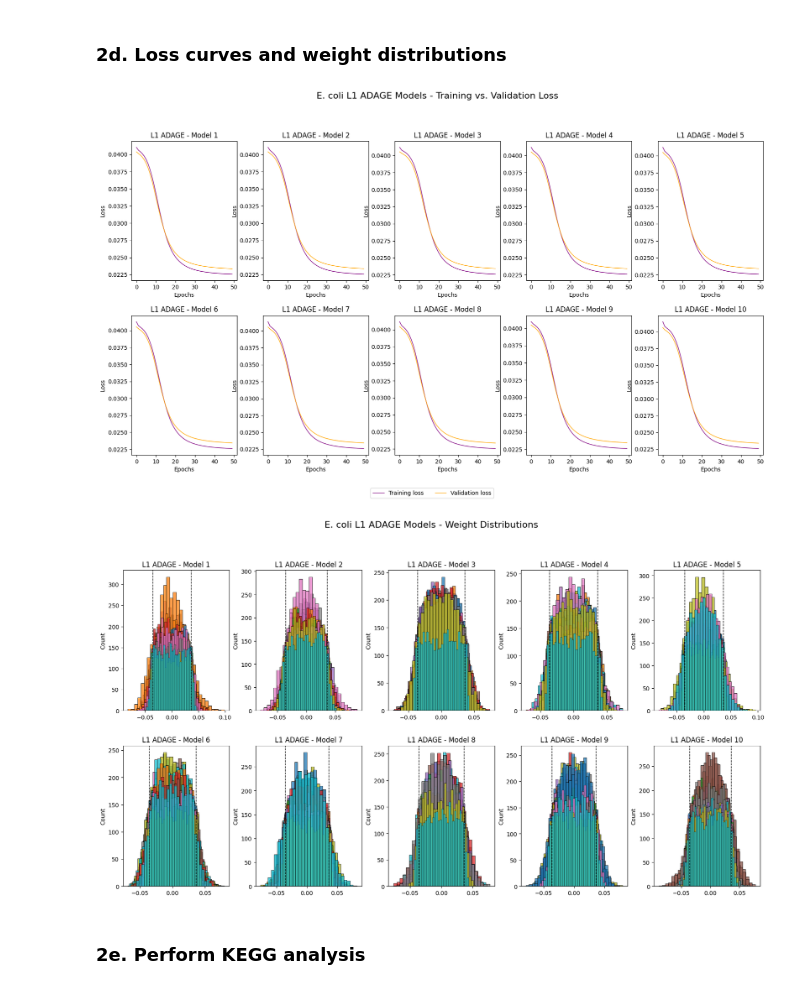
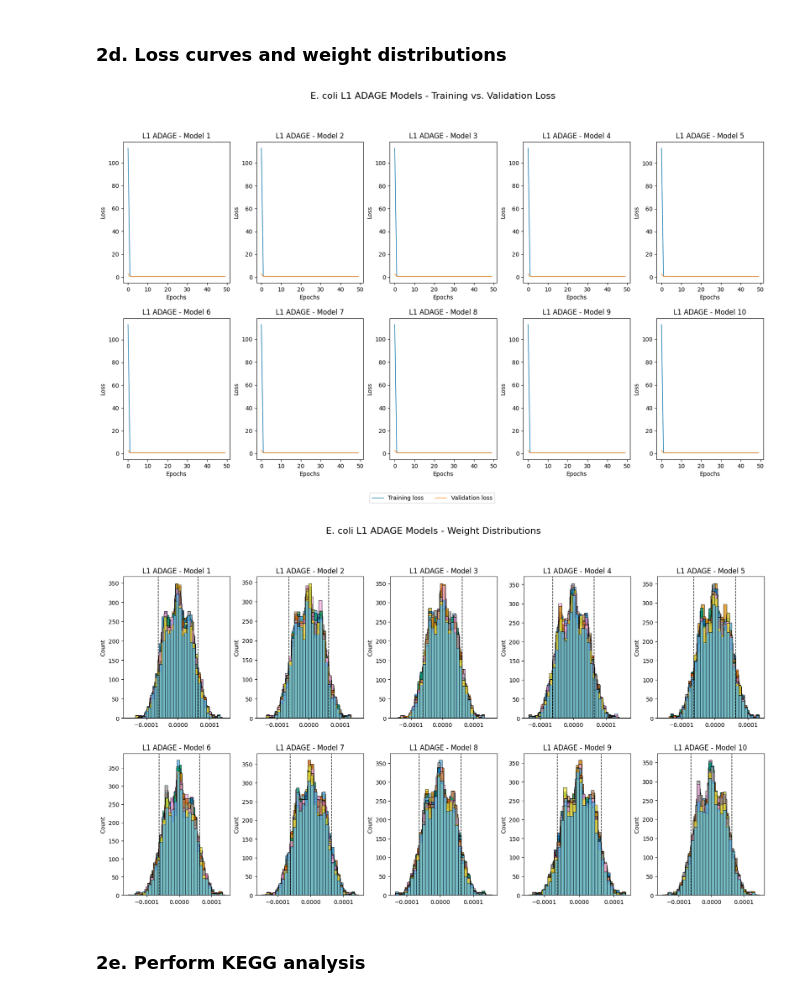
Before and after one commit to Mukundan-T/seqADAGE, a Jupyter notebook: Py/muk_uADAGE/L1OnlyEcoliModel.ipynb, the cells around one changed output. Cells and saved outputs as stored; diff of their text form; code cells hidden in the pictures.

Commit message:
(Final) Ran 75 L1 models and saved them along with loss matrices and plots

```diff
--- a/Py/muk_uADAGE/L1OnlyEcoliModel.ipynb
+++ b/Py/muk_uADAGE/L1OnlyEcoliModel.ipynb
@@ -263,21 +254,21 @@ for seed in seeds:
 ### 2c. Load optimal models
 # %%
 model_filenames = [
-  f'/content/drive/My Drive/Mukundan - Senior Project/Baseline Models/ec_best_model{i+1}.keras'
-  for i in range(2)
+  f'/content/drive/My Drive/Mukundan - Senior Project/L1 Models/ec_best_model{i+1}.keras'
+  for i in range(10)
 ]
 # %%
 # Load hyperparameters
-with open('/content/drive/My Drive/Mukundan - Senior Project/Data/ec_control_model_hps.json', 'r') as f:
+with open('/content/drive/My Drive/Mukundan - Senior Project/L1 Models/ec_L1_model_hps.json', 'r') as f:
   optimal_hps = json.load(f)
 # %%
 loaded_models = []
 
-for file in model_filenames:
+for i, file in enumerate(model_filenames):
   # Create autoencoder object
   ae = LinkedAE.LinkedAE(
     encoding_dim = optimal_hps['units'],
-    act2 = optimal_hps['act2'],
+    act1 = optimal_hps['act1/act2'],
     d = optimal_hps['dropout'],
     kl1 = optimal_hps['kl1'],
     kl2 = optimal_hps['kl2'],
@@ -297,12 +288,18 @@ for file in model_filenames:
     autoencoder = ae,
     history = SimpleNamespace(
       history = {
-        'loss': [],
-        'val_loss': [],
+        'loss': np.loadtxt(
+                  f'/content/drive/My Drive/Mukundan - Senior Project/L1 Models/loss_history/ec_L1_loss_model{i+1}.csv',
+                  delimiter=','
+                ).reshape(-1).tolist(),
+        'val_loss': np.loadtxt(
+                      f'/content/drive/My Drive/Mukundan - Senior Project/L1 Models/loss_history/ec_L1_val_loss_model{i+1}.csv',
+                      delimiter=','
+                    ).reshape(-1).tolist()
       }
     ),
     train_comp = pd.read_csv(
-      '/content/drive/My Drive/Comp-Bio-Projs-S26/data/muk-in-use/ecmg_lcn01_medmean_normal_muk.csv',
+      '/content/drive/My Drive/Mukundan - Senior Project/E. coli Data/ecmg_lcn01_medmean_normal_muk.csv',
       index_col = 0
     ),
   )
@@ -316,6 +313,7 @@ plot_titles = [
   f'L1 ADAGE - Model {i+1}'
   for i in range(10)
 ]
+plt.style.use('tableau-colorblind10')
 
 fig, ax = plt.subplots(2, 5, figsize = (20, 10))
 fig.subplots_adjust(hspace = 0.25, wspace = 0.25)
@@ -331,16 +329,14 @@ for i in range(2):
   for j in range(5):
     ax[i, j].plot(
       range(50),
-      l1_models[5*i + j].loss,
+      loaded_models[5*i + j].history.history['loss'],
       linewidth = 1,
-      color = 'purple',
       label = 'Training loss'
     )
     ax[i, j].plot(
       range(50),
-      l1_models[5*i + j].val_loss,
+      loaded_models[5*i + j].history.history['val_loss'],
       linewidth = 1,
-      color = 'orange',
       label = 'Validation loss'
     )
     ax[i, j].set(
@@ -364,7 +360,7 @@ fig.savefig(
   bbox_inches = 'tight'
 )
 # %% [output]
-[figure, old version]
+[figure, new version]
 # %%
 plot_titles = [
   f'L1 ADAGE - Model {i+1}'
@@ -378,54 +374,54 @@ fig.suptitle(
   fontsize = 16,
   y = 1
 )
+colorblind_colors = sns.color_palette("colorblind")
 
 for i in range(2):
   for j in range(5):
+    weights_matrix = np.asarray(loaded_models[5*i + j].autoencoder.get_weights()[0])
+
     for node in range(optimal_hps['units']):
-      weights = np.asarray(l1_models[5*i + j].weights.T[node])
+      weights = weights_matrix[:, node]
       weights = weights[np.isfinite(weights)]
 
-      # Skip empty arrays
-      if len(weights) == 0:
-        continue
-
-      # Skip constant distributions
-      if np.min(weights) == np.max(weights):
+      # Skip empty arrays or constant distributions
+      if len(weights) == 0 or np.min(weights) == np.max(weights):
         continue
 
       # Each hidden node weight distribution
       sns.histplot(
         weights,
         ax = ax[i, j],
+        color = colorblind_colors[node % len(colorblind_colors)],
         bins = 30,
         kde = False
       )
 
-    all_weights = np.asarray(l1_models[5*i + j].weights.T).flatten()
+    all_weights = weights_matrix.flatten()
     all_weights = all_weights[np.isfinite(all_weights)]
     cutoff = np.std(all_weights) * 1.5
 
     ax[i, j].axvline(
         x = cutoff,
         color = 'black',
         linestyle = '--',
         linewidth = 1
     )
     ax[i, j].axvline(
         x = -cutoff,
         color = 'black',
         linestyle = '--',
         linewidth = 1
     )
     ax[i, j].set(title = plot_titles[5*i + j])
 
 fig.savefig(
   '/content/drive/MyDrive/Mukundan - Senior Project/L1 Models/Plots/ec_l1_weight_dists.png',
   dpi = 300,
   bbox_inches = 'tight'
 )
 # %% [output]
-[figure, old version]
+[figure, new version]
 # %% [markdown]
 ### 2e. Perform KEGG analysis
 # %%
```
Also changed, not shown: parts of 8 cells of this notebook.
